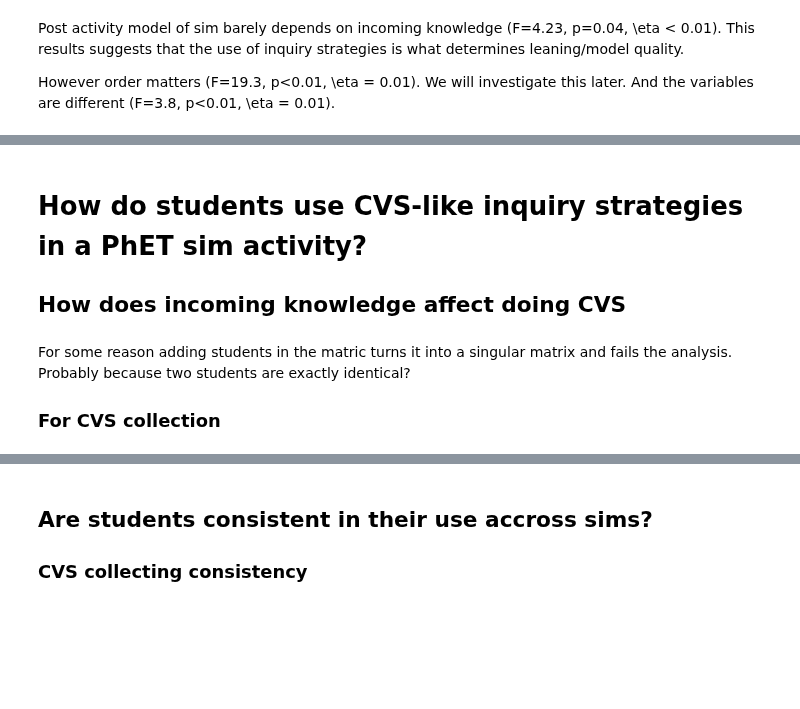
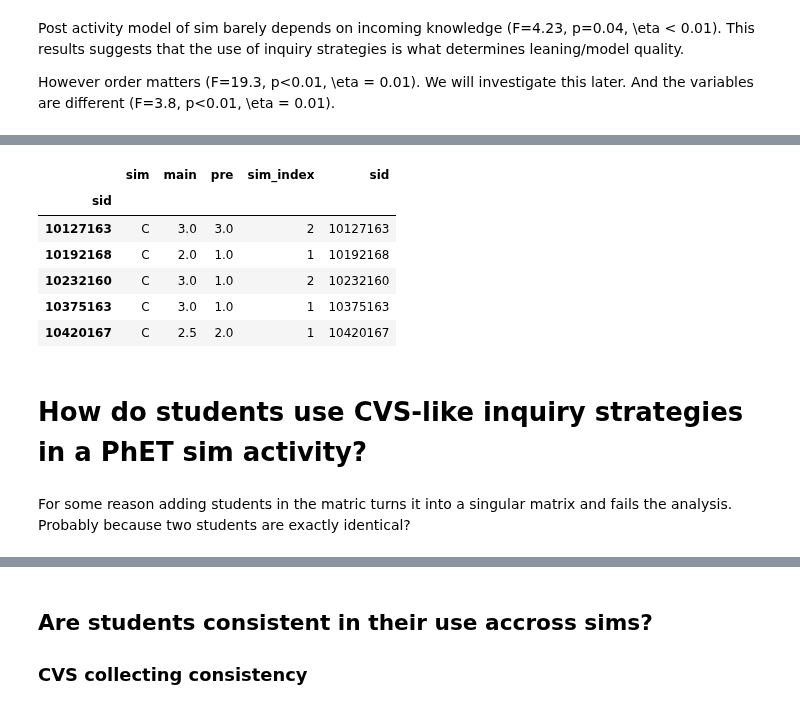
Before and after one commit to jmassall/inquiry_virtualLabs_study, a Jupyter notebook: analysis/storyline.ipynb, the cells around one changed output, grey strips where cells are left out. Drawn from its saved outputs; the diff is of its cells as text; code cells hidden in the pictures; blank space fills up the shorter version.

Commit message:
Started tracking interval between CVS data

```diff
--- a/analysis/storyline.ipynb
+++ b/analysis/storyline.ipynb
@@ -229,3 +352,16 @@ And the variables are different (F=3.8, p<0.01, \eta = 0.01).
+# %%
+scores = pd.pivot_table(data, values=['pre','main','sim_index'], index=['sim','sid'],aggfunc=np.mean)
+scores.reset_index(level=0, inplace=True)
+scores['sid']=scores.index
+scores.head()
+# %% [output]
+|  | sim | main | pre | sim_index | sid |
+| sid |  |  |  |  |  |
+| 10127163 | C | 3.0 | 3.0 | 2 | 10127163 |
+| 10192168 | C | 2.0 | 1.0 | 1 | 10192168 |
+| 10232160 | C | 3.0 | 1.0 | 2 | 10232160 |
+| 10375163 | C | 3.0 | 1.0 | 1 | 10375163 |
+| 10420167 | C | 2.5 | 2.0 | 1 | 10420167 |
 # %%
 # t = [['sim','pre','post','U','p']]
 # for sim in ['L','C']:
@@ -253,8 +389,5 @@ And the variables are different (F=3.8, p<0.01, \eta = 0.01).
 # ax.legend()
 # %% [markdown]
 # How do students use CVS-like inquiry strategies in a PhET sim activity?
-## How does incoming knowledge affect doing CVS
 # %% [markdown]
 For some reason adding students in the matric turns it into a singular matrix and fails the analysis. Probably because two students are exactly identical?
-
-### For CVS collection
```
Also changed, not shown: parts of 35 cells of this notebook, 2 other files.
